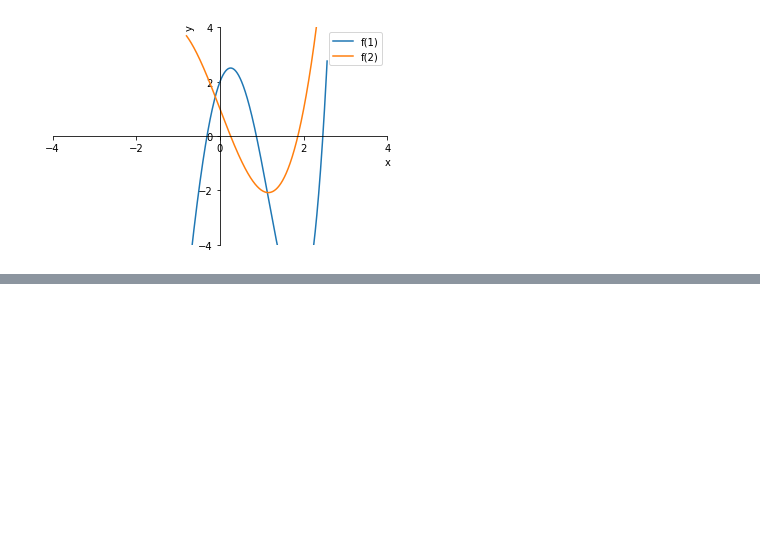
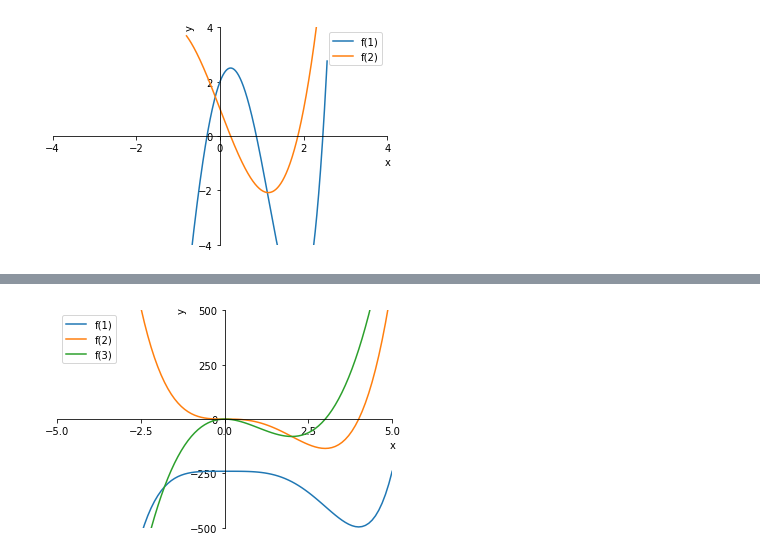
Before and after one commit to Zhurp2020/NLP-from-scratch, a Jupyter notebook: Thomas Calculus/Chapter 4 code.ipynb, the cells around one changed output, grey strips where cells are left out. Cells and saved outputs as stored; diff of their text form; code cells hidden in the pictures; blank space fills up the shorter version.

```diff
--- a/Thomas Calculus/Chapter 4 code.ipynb
+++ b/Thomas Calculus/Chapter 4 code.ipynb
@@ -91,0 +134,10 @@ FunctionPlotter([f,f1],domain=3,CustomDomain=np.linspace(-0.8,64/25,1001),
+# %%
+def f1(x):
+    return x**5 -5*(x**4) -240
+def f2(x):
+    return 5*(x**4)-20*(x**3)
+def f3(x):
+    return 20*(x**3)-60*(x**2)
+FunctionPlotter([f1,f2,f3],ticks=[np.linspace(-5,5,5),np.linspace(-500,500,5)],lim=[(-5,5),(-500,500)]).PlotMultiFunction()
+# %% [output]
+[figure, added]
```
Also changed, not shown: parts of 7 cells of this notebook, 4 other files.
